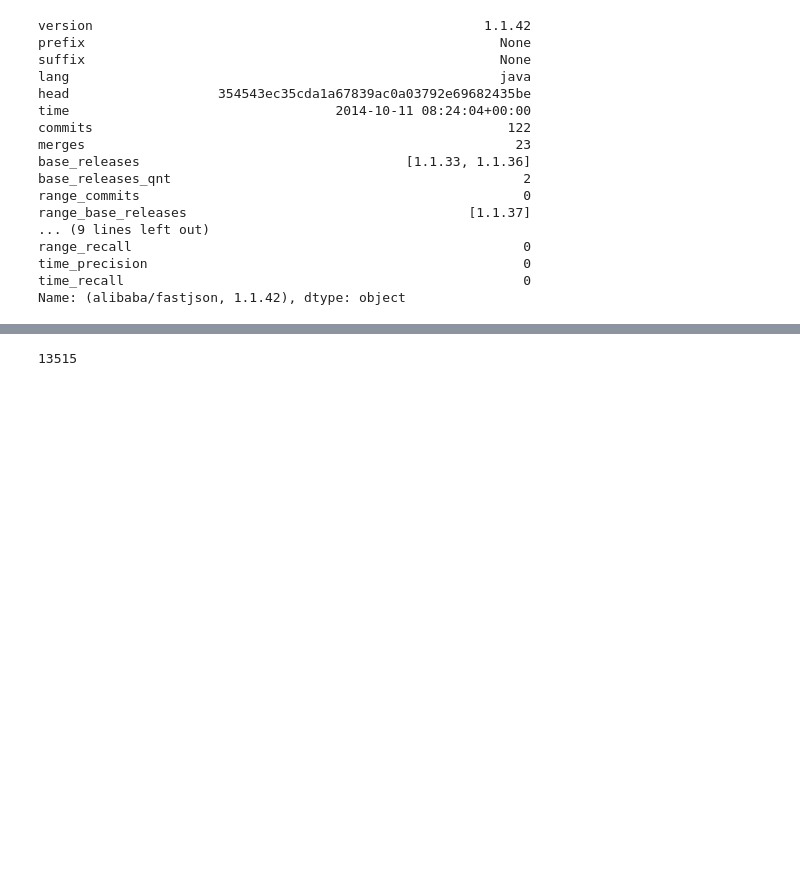
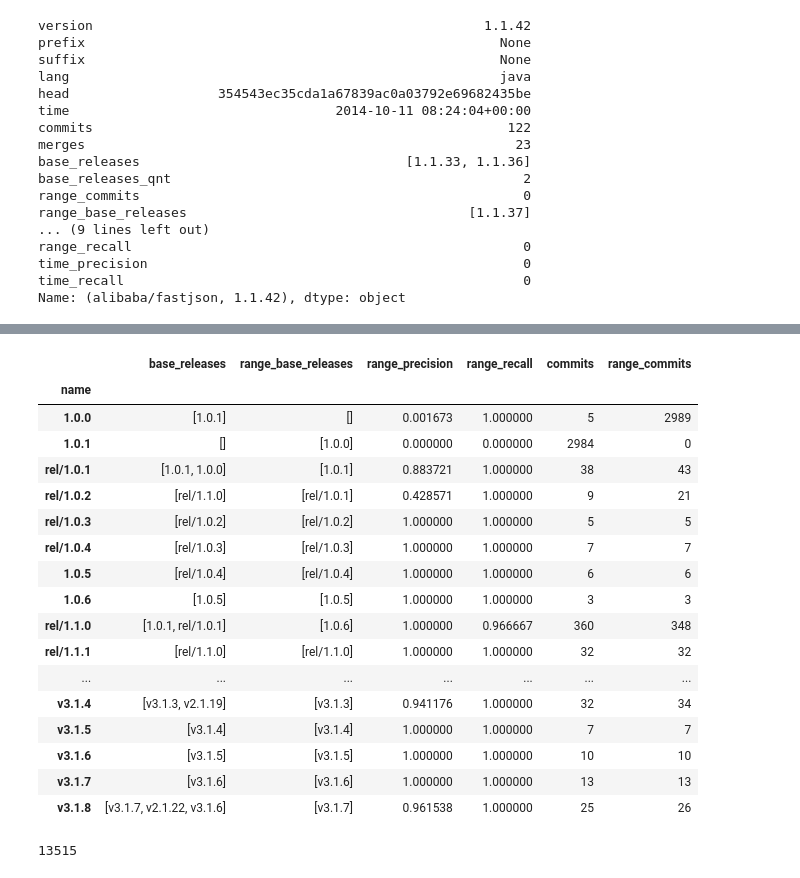
Before and after one commit to gems-uff/release-mining, a Jupyter notebook: inspect_dataset.ipynb, the cells around one changed output, grey strips where cells are left out. Cells and saved outputs as stored; diff of their text form; code cells hidden in the pictures; blank space fills up the shorter version.

```diff
--- a/inspect_dataset.ipynb
+++ b/inspect_dataset.ipynb
@@ -207,3 +259,24 @@ releases[(releases.range_recall < .9)][["commits","range_precision","range_recal
+# %%
+releases.loc[('dotnet/efcore')][['base_releases', 'range_base_releases','range_precision','range_recall','commits', 'range_commits']]
+# %% [output]
+|  | base_releases | range_base_releases | range_precision | range_recall | commits | range_commits |
+| name |  |  |  |  |  |  |
+| 1.0.0 | [1.0.1] | [] | 0.001673 | 1.000000 | 5 | 2989 |
+| 1.0.1 | [] | [1.0.0] | 0.000000 | 0.000000 | 2984 | 0 |
+| rel/1.0.1 | [1.0.1, 1.0.0] | [1.0.1] | 0.883721 | 1.000000 | 38 | 43 |
+| rel/1.0.2 | [rel/1.1.0] | [rel/1.0.1] | 0.428571 | 1.000000 | 9 | 21 |
+| rel/1.0.3 | [rel/1.0.2] | [rel/1.0.2] | 1.000000 | 1.000000 | 5 | 5 |
+| rel/1.0.4 | [rel/1.0.3] | [rel/1.0.3] | 1.000000 | 1.000000 | 7 | 7 |
+| 1.0.5 | [rel/1.0.4] | [rel/1.0.4] | 1.000000 | 1.000000 | 6 | 6 |
+| 1.0.6 | [1.0.5] | [1.0.5] | 1.000000 | 1.000000 | 3 | 3 |
+| rel/1.1.0 | [1.0.1, rel/1.0.1] | [1.0.6] | 1.000000 | 0.966667 | 360 | 348 |
+| rel/1.1.1 | [rel/1.1.0] | [rel/1.1.0] | 1.000000 | 1.000000 | 32 | 32 |
+| ... | ... | ... | ... | ... | ... | ... |
+| v3.1.4 | [v3.1.3, v2.1.19] | [v3.1.3] | 0.941176 | 1.000000 | 32 | 34 |
+| v3.1.5 | [v3.1.4] | [v3.1.4] | 1.000000 | 1.000000 | 7 | 7 |
+| v3.1.6 | [v3.1.5] | [v3.1.5] | 1.000000 | 1.000000 | 10 | 10 |
+| v3.1.7 | [v3.1.6] | [v3.1.6] | 1.000000 | 1.000000 | 13 | 13 |
+| v3.1.8 | [v3.1.7, v2.1.22, v3.1.6] | [v3.1.7] | 0.961538 | 1.000000 | 25 | 26 |
 # %%
 releases_qnt
 # %% [output]
```
Also changed, not shown: parts of 8 cells of this notebook, 4 other files.
